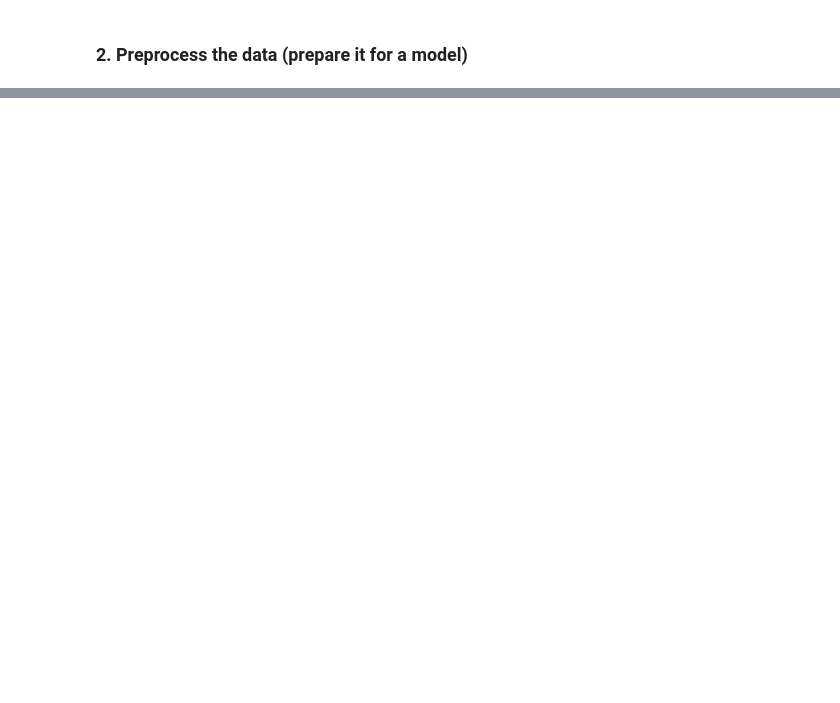
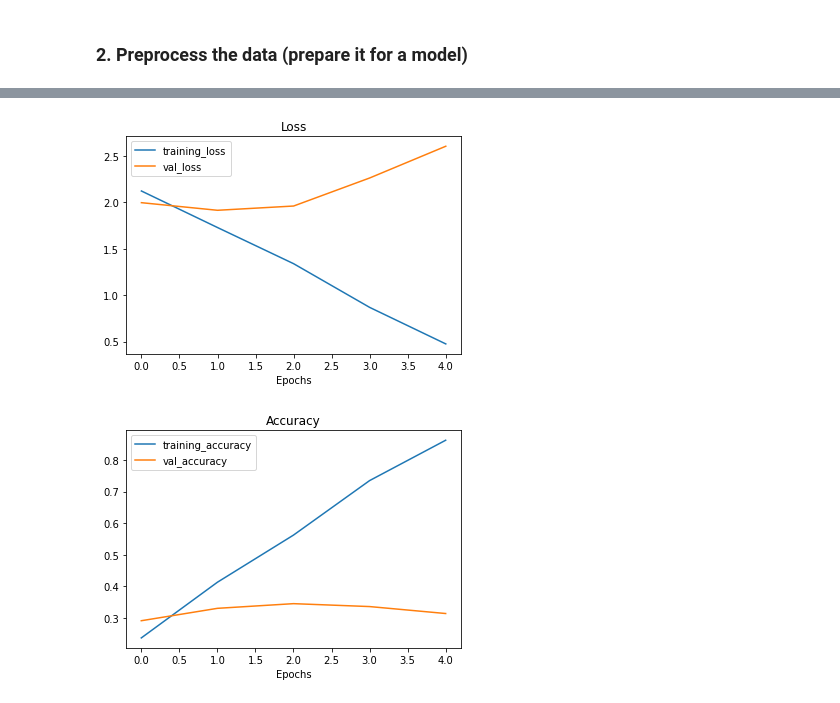
Before and after one commit to Nikitaion/TensorFlowLearning, a Jupyter notebook: 03_convolutional_neural_networks_in_tensorflow.ipynb, the cells around one changed output, grey strips where cells are left out. Drawn from its saved outputs; the diff is of its cells as text; code cells hidden in the pictures; blank space fills up the shorter version.

```diff
--- a/03_convolutional_neural_networks_in_tensorflow.ipynb
+++ b/03_convolutional_neural_networks_in_tensorflow.ipynb
@@ -1572,0 +1593,16 @@ from tensorflow.keras.preprocessing.image import ImageDataGenerator
+# %%
+from tensorflow.keras.preprocessing.image import ImageDataGenerator
+# Rescale
+train_datagen = ImageDataGenerator(rescale=1/255.0)
+test_datagen = ImageDataGenerator(rescale=1/255.0)
+
+# Load data in from directories and turn it into batches
+train_data = train_datagen.flow_from_directory(train_dir,
+                                               target_size=(224, 224),
+                                               batch_size=32,
+                                               class_mode="categorical")
+
+test_data = test_datagen.flow_from_directory(test_dir,
+                                             target_size=(224, 224),
+                                             batch_size=32,
+                                             class_mode="categorical")
@@ -1572,0 +1739,22 @@ from tensorflow.keras.preprocessing.image import ImageDataGenerator
+# %%
+# Try a simplified model (removed two layers)
+model_9  = Sequential([
+  Conv2D(10, 3, activation="relu"),
+  MaxPool2D(),
+  Conv2D(10, 3, activation="relu"),
+  MaxPool2D(),
+  Flatten(),
+  Dense(10, activation='softmax') # changed to have 10 neurons (same as number of classes) and 'softmax' activation
+])
+
+# Compile the model
+model_9.compile(loss="categorical_crossentropy",
+                optimizer=tf.keras.optimizers.Adam(),
+                metrics=["accuracy"])
+# %%
+# Fit the model with 2x conv layers removed
+history_9 = model_9.fit(train_data,
+                        epochs=5,
+                        steps_per_epoch=len(train_data),
+                        validation_data=test_data,
+                        validation_steps=len(test_data))
@@ -1572,0 +1772,5 @@ from tensorflow.keras.preprocessing.image import ImageDataGenerator
+# %%
+plot_loss_curves(history_9)
+# %% [output]
+[figure, added]
+[figure, added]
```
Also changed, not shown: parts of 48 cells of this notebook.
